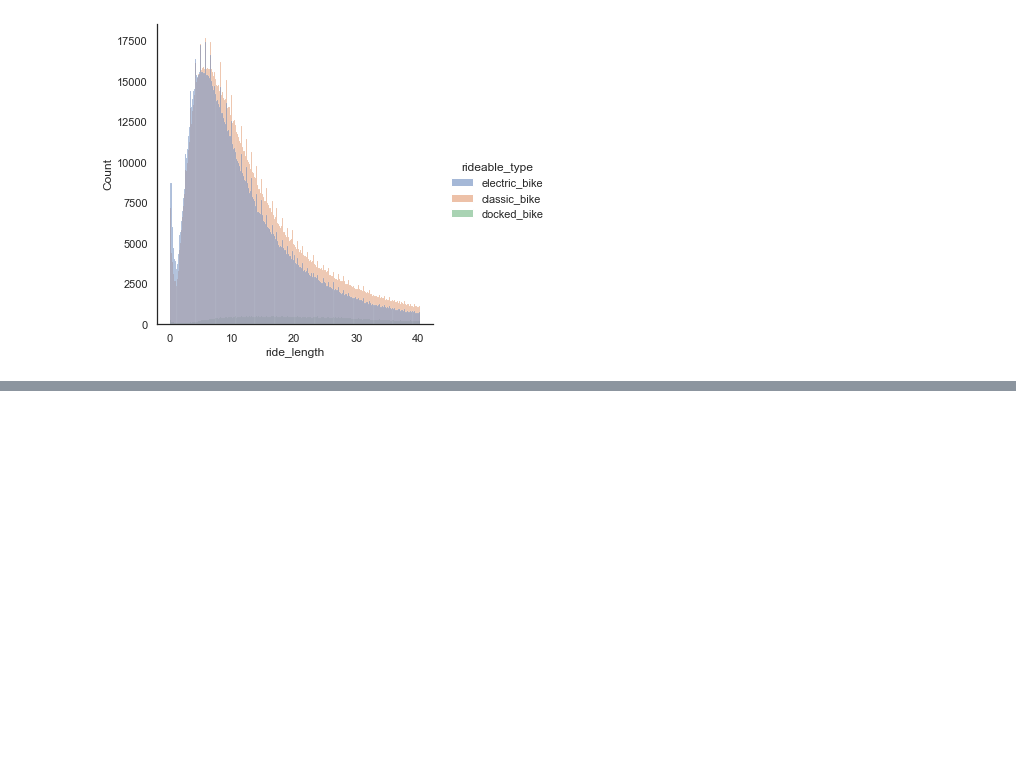
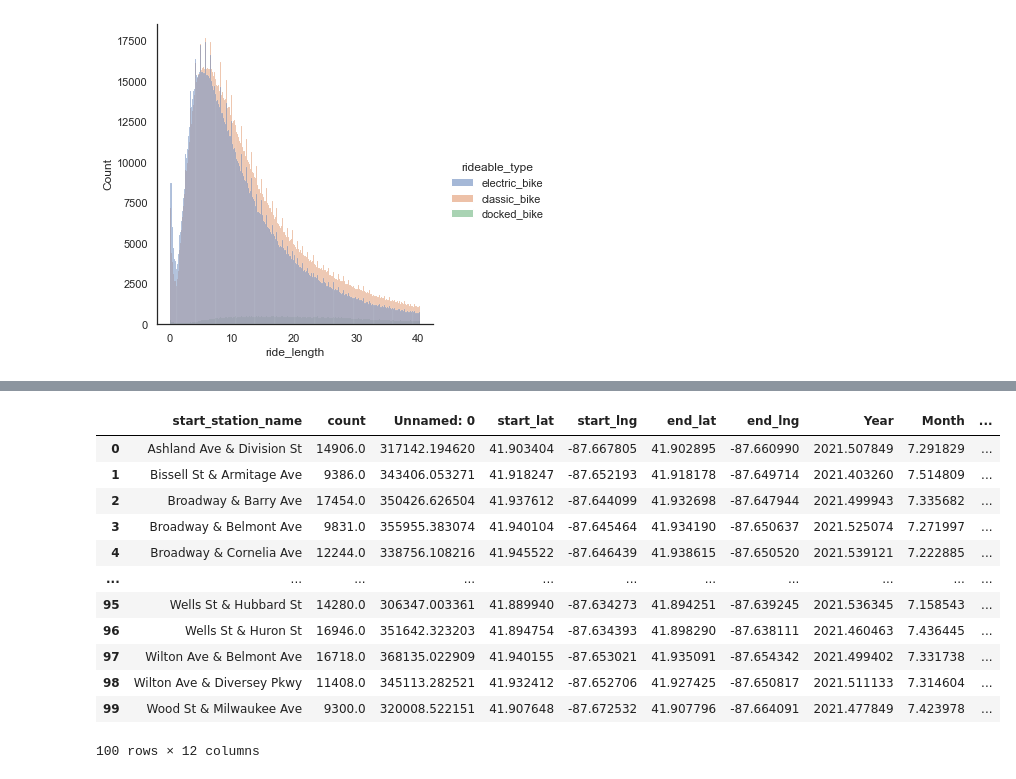
Before and after one commit to psyrgkan/Bikes-Visualization, a Jupyter notebook: clean_bikes.ipynb, the cells around one changed output, grey strips where cells are left out. Saved outputs shown, nothing was run; the diff lists cells and outputs as text; code cells hidden in the pictures; blank space fills up the shorter version.

```diff
--- a/clean_bikes.ipynb
+++ b/clean_bikes.ipynb
@@ -237,0 +257,19 @@ sns.displot(bikes, x="ride_length", hue="rideable_type");
+# %%
+top100_start_station = top100_start_station.set_index('start_station_name').join(bikes.set_index('start_station_name'), how='inner', on='start_station_name')
+top100_start_station = top100_start_station.groupby(by='start_station_name').agg('mean')
+top100_start_station.reset_index(inplace=True)
+top100_start_station
+# %% [output]
+|  | start_station_name | count | Unnamed: 0 | start_lat | start_lng | end_lat | end_lng | Year | Month | ... |
+| 0 | Ashland Ave & Division St | 14906.0 | 317142.194620 | 41.903404 | -87.667805 | 41.902895 | -87.660990 | 2021.507849 | 7.291829 | ... |
+| 1 | Bissell St & Armitage Ave | 9386.0 | 343406.053271 | 41.918247 | -87.652193 | 41.918178 | -87.649714 | 2021.403260 | 7.514809 | ... |
+| 2 | Broadway & Barry Ave | 17454.0 | 350426.626504 | 41.937612 | -87.644099 | 41.932698 | -87.647944 | 2021.499943 | 7.335682 | ... |
+| 3 | Broadway & Belmont Ave | 9831.0 | 355955.383074 | 41.940104 | -87.645464 | 41.934190 | -87.650637 | 2021.525074 | 7.271997 | ... |
+| 4 | Broadway & Cornelia Ave | 12244.0 | 338756.108216 | 41.945522 | -87.646439 | 41.938615 | -87.650520 | 2021.539121 | 7.222885 | ... |
+| ... | ... | ... | ... | ... | ... | ... | ... | ... | ... | ... |
+| 95 | Wells St & Hubbard St | 14280.0 | 306347.003361 | 41.889940 | -87.634273 | 41.894251 | -87.639245 | 2021.536345 | 7.158543 | ... |
+| 96 | Wells St & Huron St | 16946.0 | 351642.323203 | 41.894754 | -87.634393 | 41.898290 | -87.638111 | 2021.460463 | 7.436445 | ... |
+| 97 | Wilton Ave & Belmont Ave | 16718.0 | 368135.022909 | 41.940155 | -87.653021 | 41.935091 | -87.654342 | 2021.499402 | 7.331738 | ... |
+| 98 | Wilton Ave & Diversey Pkwy | 11408.0 | 345113.282521 | 41.932412 | -87.652706 | 41.927425 | -87.650817 | 2021.511133 | 7.314604 | ... |
+| 99 | Wood St & Milwaukee Ave | 9300.0 | 320008.522151 | 41.907648 | -87.672532 | 41.907796 | -87.664091 | 2021.477849 | 7.423978 | ... |
+100 rows × 12 columns
```
Also changed, not shown: parts of 8 cells of this notebook.
